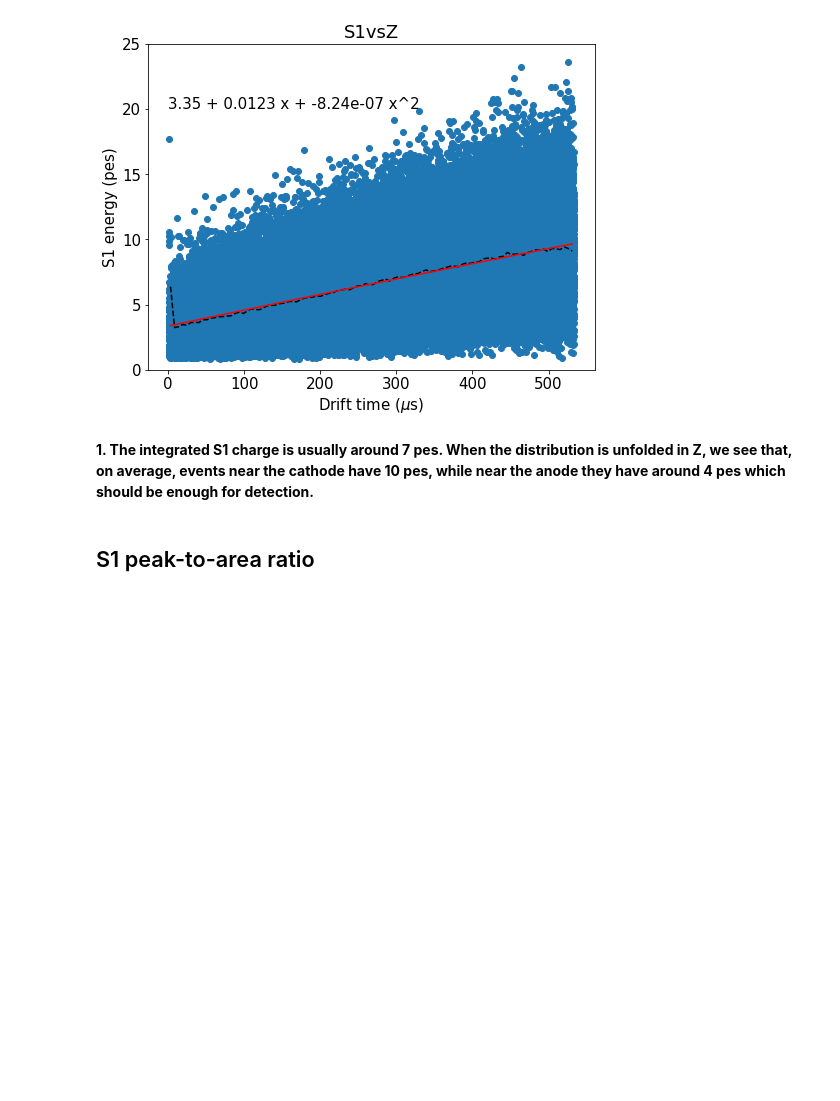
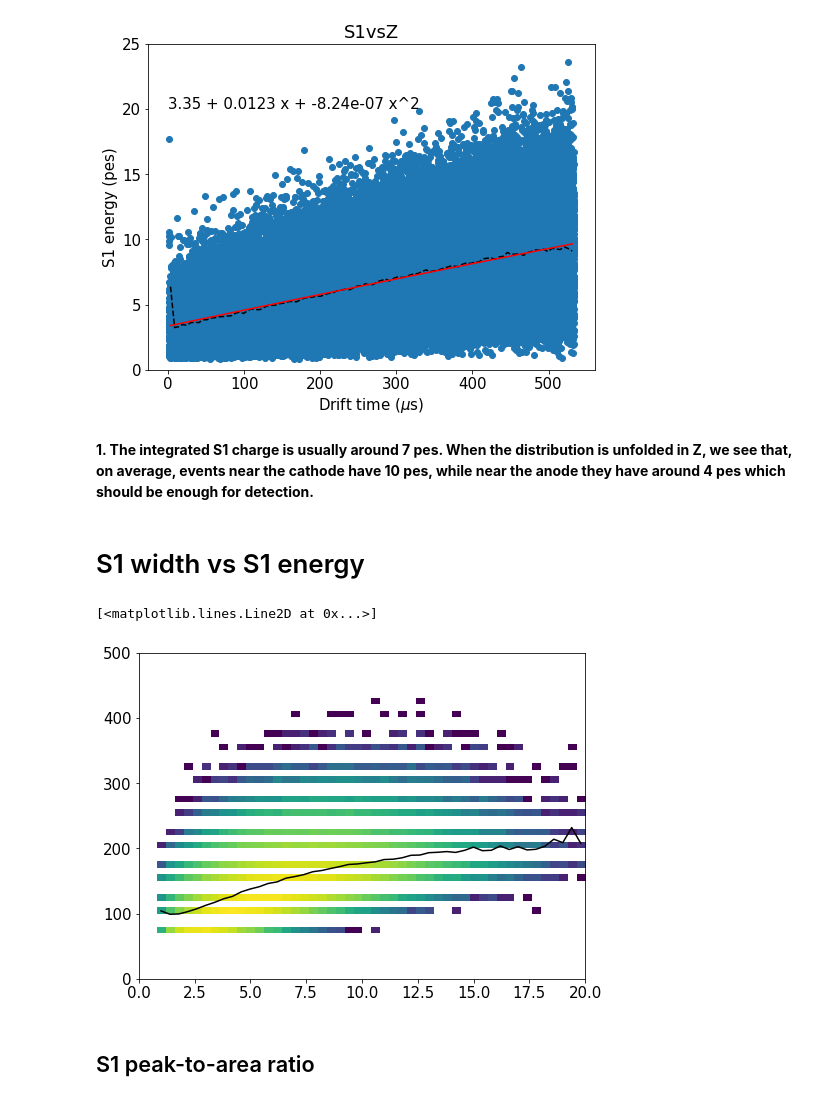
Before and after one commit to gonzaponte/ICARO, a Jupyter notebook: invisible_cities/KrAna/Kr analysis (MC) NOISE_CUT 3.5.ipynb, the cells around one changed output. Drawn from its saved outputs; the diff is of its cells as text; code cells hidden in the pictures; blank space fills up the shorter version.

```diff
--- a/invisible_cities/KrAna/Kr analysis (MC) NOISE_CUT 3.5.ipynb
+++ b/invisible_cities/KrAna/Kr analysis (MC) NOISE_CUT 3.5.ipynb
@@ -417,6 +418,17 @@ save("S1vsZ")
 <b>
 1. The integrated S1 charge is usually around 7 pes. When the distribution is unfolded in Z, we see that, on average, events near the cathode have 10 pes, while near the anode they have around 4 pes which should be enough for detection.
 </b>
+# %% [markdown]
+# S1 width vs S1 energy
+# %%
+from matplotlib.colors import LogNorm
+hist2d(s1i, s1w, (50, 50), range=((0, 20), (0, 500)), norm=LogNorm())
+
+x, y, ye = fitf.profileX(s1i, s1w, 50, (0, 20))
+plt.plot(x, y, "k")
+# %% [output]
+[<matplotlib.lines.Line2D at 0x...>]
+[figure, added]
 # %% [markdown]
 ## S1 peak-to-area ratio
 # %%
```
Also changed, not shown: parts of 3 cells of this notebook, 10 other files.
